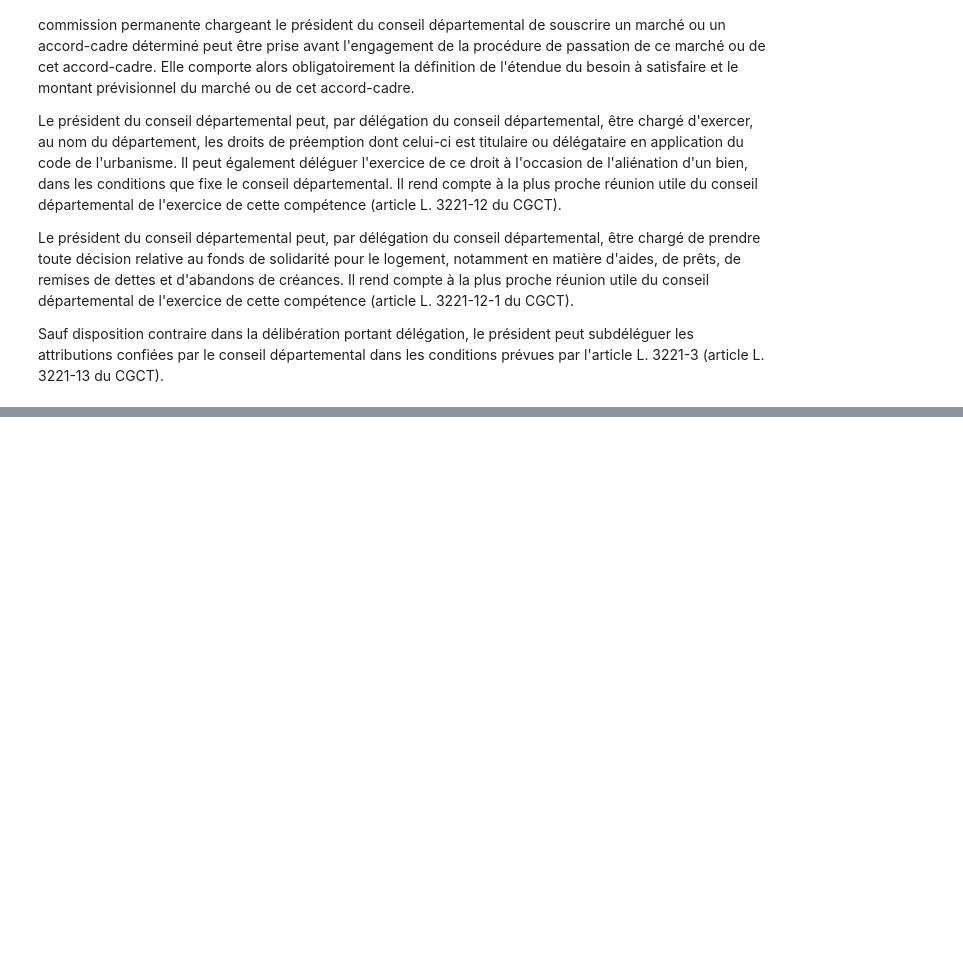
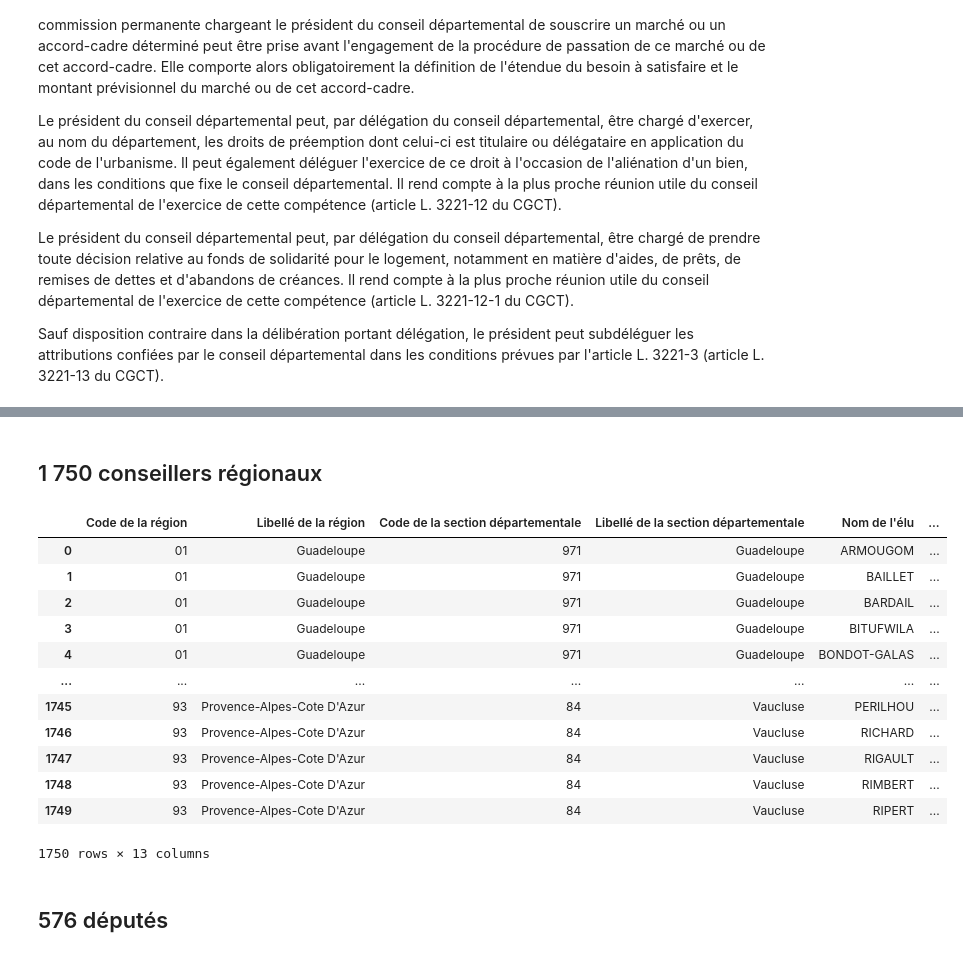
Before and after one commit to Franck-PepperLabs/vaucluse_dataxploring, a Jupyter notebook: jupyter/_elus.ipynb, the cells around one changed output, grey strips where cells are left out. Cells and saved outputs as stored; diff of their text form; code cells hidden in the pictures; blank space fills up the shorter version.

```diff
--- a/jupyter/_elus.ipynb
+++ b/jupyter/_elus.ipynb
@@ -176,0 +286,25 @@ Sauf disposition contraire dans la délibération portant délégation, le prés
+# %% [markdown]
+## 1 750 conseillers régionaux
+# %%
+import pandas as pd
+import numpy as np
+base = '../data/min_interieur/rne/'
+filename = 'rne-cr.csv'
+cr = pd.read_csv(base + filename, sep='\t', encoding='utf-8', dtype=object)
+display(cr)
+# %% [output]
+|  | Code de la région | Libellé de la région | Code de la section départementale | Libellé de la section départementale | Nom de l'élu | ... |
+| 0 | 01 | Guadeloupe | 971 | Guadeloupe | ARMOUGOM | ... |
+| 1 | 01 | Guadeloupe | 971 | Guadeloupe | BAILLET | ... |
+| 2 | 01 | Guadeloupe | 971 | Guadeloupe | BARDAIL | ... |
+| 3 | 01 | Guadeloupe | 971 | Guadeloupe | BITUFWILA | ... |
+| 4 | 01 | Guadeloupe | 971 | Guadeloupe | BONDOT-GALAS | ... |
+| ... | ... | ... | ... | ... | ... | ... |
+| 1745 | 93 | Provence-Alpes-Cote D'Azur | 84 | Vaucluse | PERILHOU | ... |
+| 1746 | 93 | Provence-Alpes-Cote D'Azur | 84 | Vaucluse | RICHARD | ... |
+| 1747 | 93 | Provence-Alpes-Cote D'Azur | 84 | Vaucluse | RIGAULT | ... |
+| 1748 | 93 | Provence-Alpes-Cote D'Azur | 84 | Vaucluse | RIMBERT | ... |
+| 1749 | 93 | Provence-Alpes-Cote D'Azur | 84 | Vaucluse | RIPERT | ... |
+1750 rows × 13 columns
+# %% [markdown]
+## 576 députés
```
Also changed, not shown: parts of 43 cells of this notebook, 3 other files.
